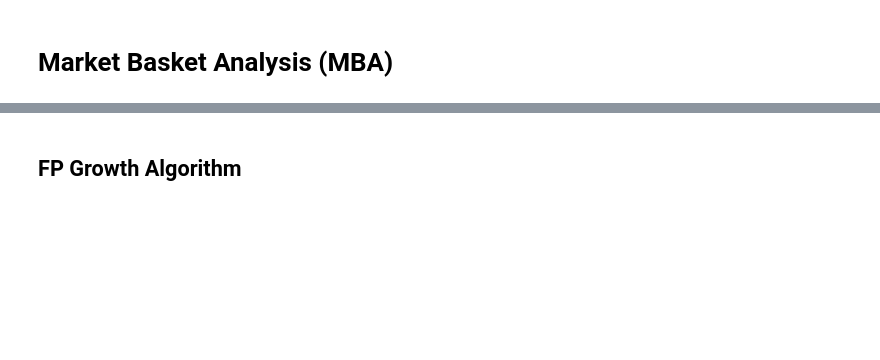
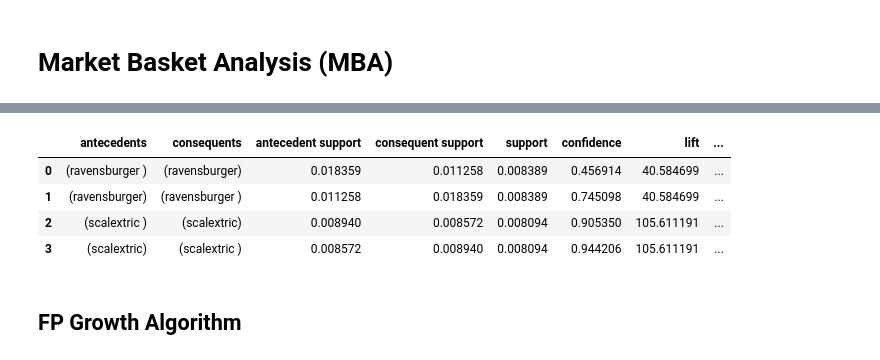
Before and after one commit to FJGM2023015/Recommendation-System-Market-Basket-Analysis-, a Jupyter notebook: recomm_system_market_basket_analysis.ipynb, the cells around one changed output, grey strips where cells are left out. Cells and saved outputs as stored; diff of their text form; code cells hidden in the pictures; blank space fills up the shorter version.

```diff
--- a/recomm_system_market_basket_analysis.ipynb
+++ b/recomm_system_market_basket_analysis.ipynb
@@ -615,0 +640,15 @@ memory usage: 6.7+ MB
+# %%
+# Convertir 'stock_number' a numérico, forzando los no numéricos a NaN
+df_amazon_expanded['stock_number'] = pd.to_numeric(df_amazon_expanded['stock_number'], errors='coerce')
+
+# Calcular la mediana de los valores numéricos en 'stock_number'
+median_stock_number = df_amazon_expanded['stock_number'].median()
+
+# Reemplazar NaN por la mediana en 'stock_number'
+df_amazon_expanded['stock_number'].fillna(median_stock_number, inplace=True)
+
+# Convertir 'stock_number' a entero
+df_amazon_expanded['stock_number'] = df_amazon_expanded['stock_number'].astype('int64')
+
+# Verificar los cambios
+print(df_amazon_expanded['stock_number'])
@@ -954,0 +902,2 @@ dfsdfsdfsdf
+# %%
+df_market_basket = df_amazon_expanded[['id_transaction','customers_who_bought_this_item_also_bought']]
@@ -954,0 +938,21 @@ dfsdfsdfsdf
+# %%
+# Transformar la columna con productos comprados en conjunto en una lista
+df_market_basket['customers_who_bought_this_item_also_bought'] = df_market_basket['customers_who_bought_this_item_also_bought'].apply(eval)
+
+# Agrupar los productos por transacción
+basket_sets = df_market_basket.groupby('id_transaction')['customers_who_bought_this_item_also_bought'].sum()
+
+# Convertir a lista de listas
+transactions = basket_sets.tolist()
+# %%
+# Instanciar el TransactionEncoder y transformar los datos
+encoder = TransactionEncoder()
+transactions_encoded = encoder.fit(transactions).transform(transactions)
+
+# Convertir a DataFrame
+df_transactions = pd.DataFrame(transactions_encoded, columns=encoder.columns_)
+
+# Aplicar el algoritmo Apriori
+frequent_itemsets = apriori(df_transactions, min_support=0.005, use_colnames=True)
+
+print(frequent_itemsets)
@@ -955,2 +973,14 @@ dfsdfsdfsdf
+# %%
+# Generar las reglas de asociación
+rules = association_rules(frequent_itemsets, metric="confidence", min_threshold=0.05)
+
+# Mostrar las reglas
+rules.head()
+# %% [output]
+|  | antecedents | consequents | antecedent support | consequent support | support | confidence | lift | ... |
+| 0 | (ravensburger ) | (ravensburger) | 0.018359 | 0.011258 | 0.008389 | 0.456914 | 40.584699 | ... |
+| 1 | (ravensburger) | (ravensburger ) | 0.011258 | 0.018359 | 0.008389 | 0.745098 | 40.584699 | ... |
+| 2 | (scalextric ) | (scalextric) | 0.008940 | 0.008572 | 0.008094 | 0.905350 | 105.611191 | ... |
+| 3 | (scalextric) | (scalextric ) | 0.008572 | 0.008940 | 0.008094 | 0.944206 | 105.611191 | ... |
 # %% [markdown]
 ## FP Growth Algorithm
```
Also changed, not shown: parts of 43 cells of this notebook.
